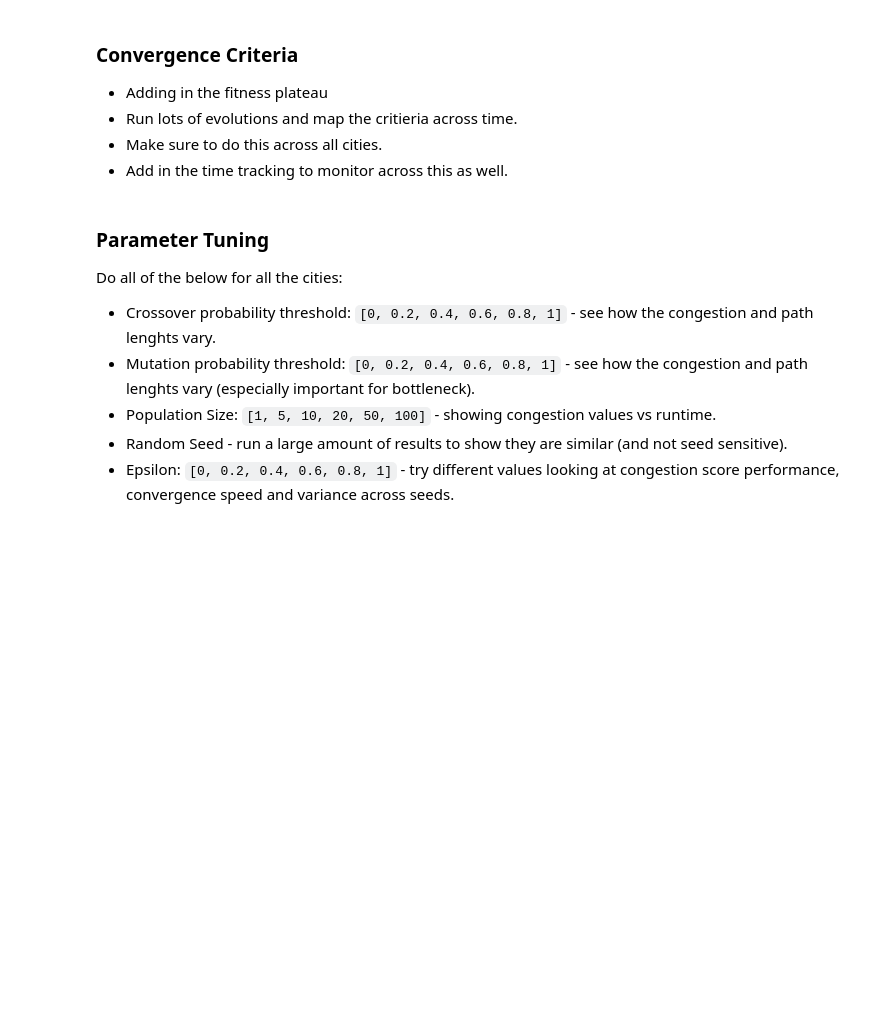
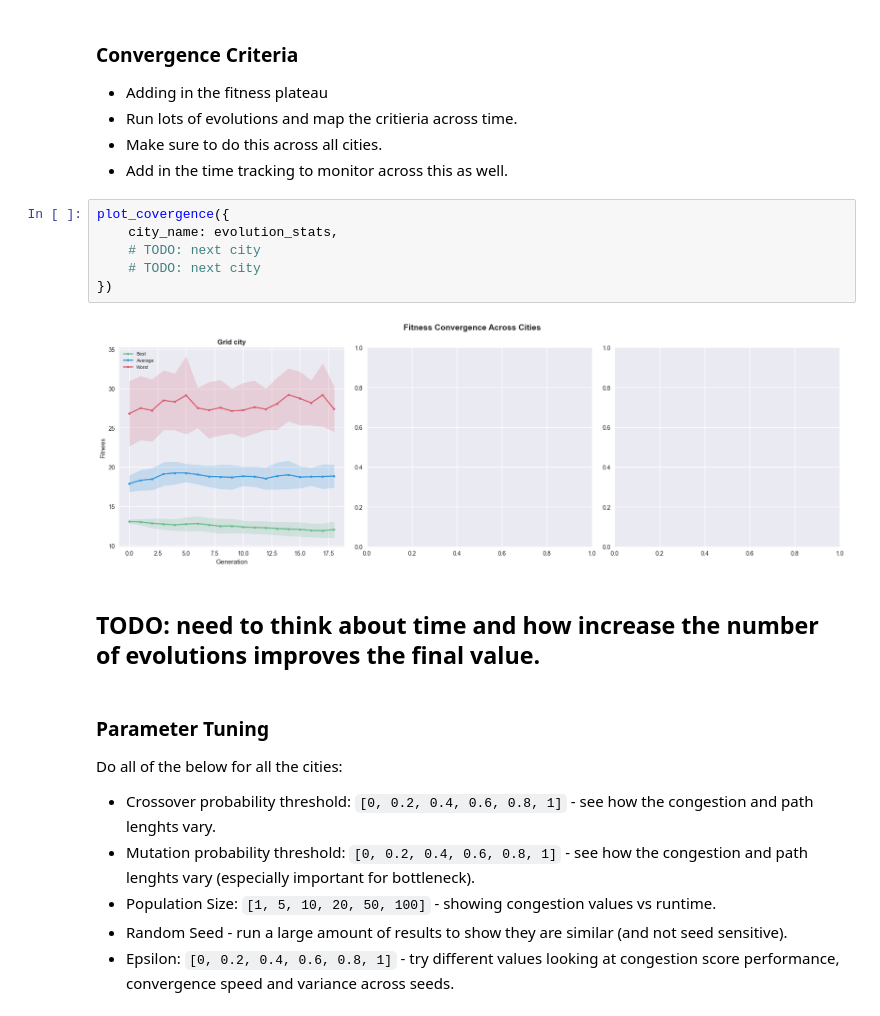
Before and after one commit to lpow311/dissertation, a Jupyter notebook: 2_genetic_algorithm_tuning.ipynb, the cells around one changed output. Cells and saved outputs as stored; diff of their text form; blank space fills up the shorter version.

```diff
--- a/2_genetic_algorithm_tuning.ipynb
+++ b/2_genetic_algorithm_tuning.ipynb
@@ -58,6 +96,16 @@ If any of these are concerning then switch to tournament selection.
 * Run lots of evolutions and map the critieria across time.
 * Make sure to do this across all cities.
 * Add in the time tracking to monitor across this as well.
+# %%
+plot_covergence({
+    city_name: evolution_stats,
+    # TODO: next city
+    # TODO: next city
+})
+# %% [output]
+[figure, added]
+# %% [markdown]
+## TODO: need to think about time and how increase the number of evolutions improves the final value.
 # %% [markdown]
 ### Parameter Tuning
 Do all of the below for all the cities:
```
Also changed, not shown: parts of 12 cells of this notebook, 4 other files.
